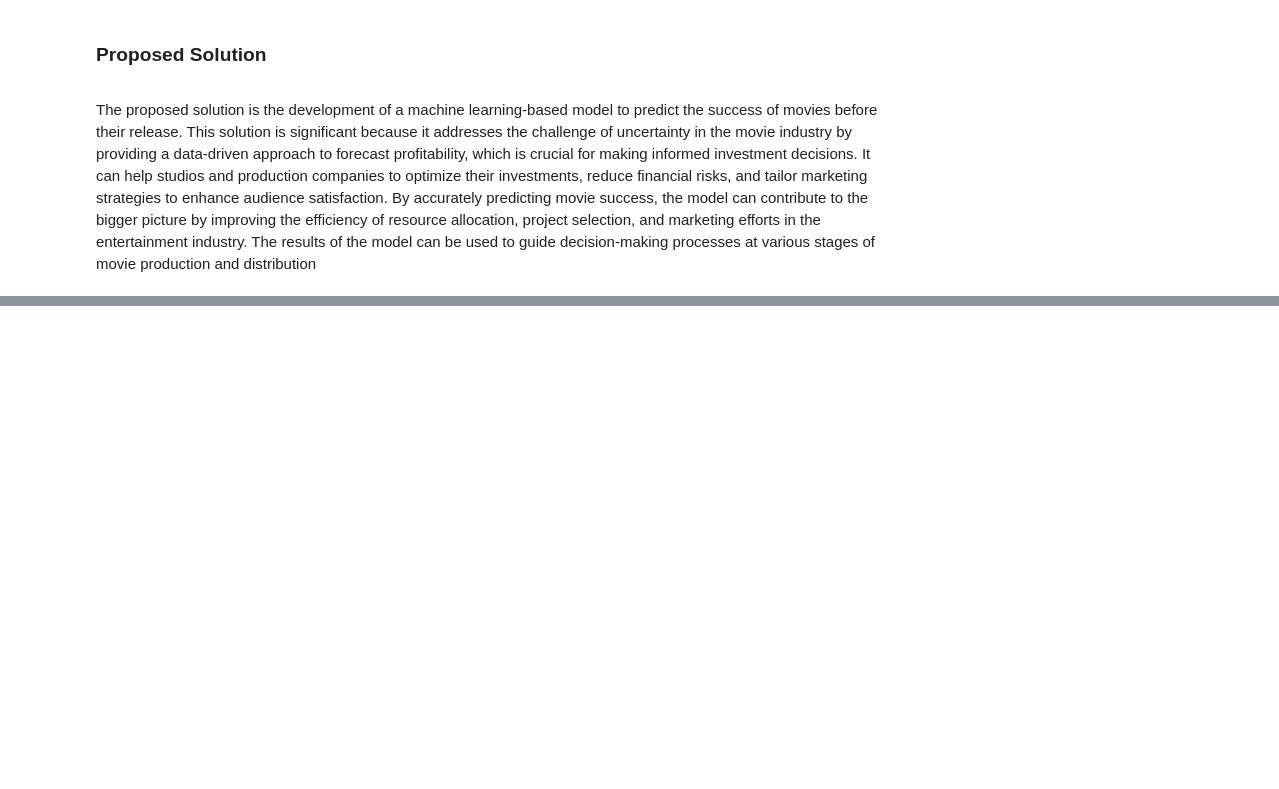
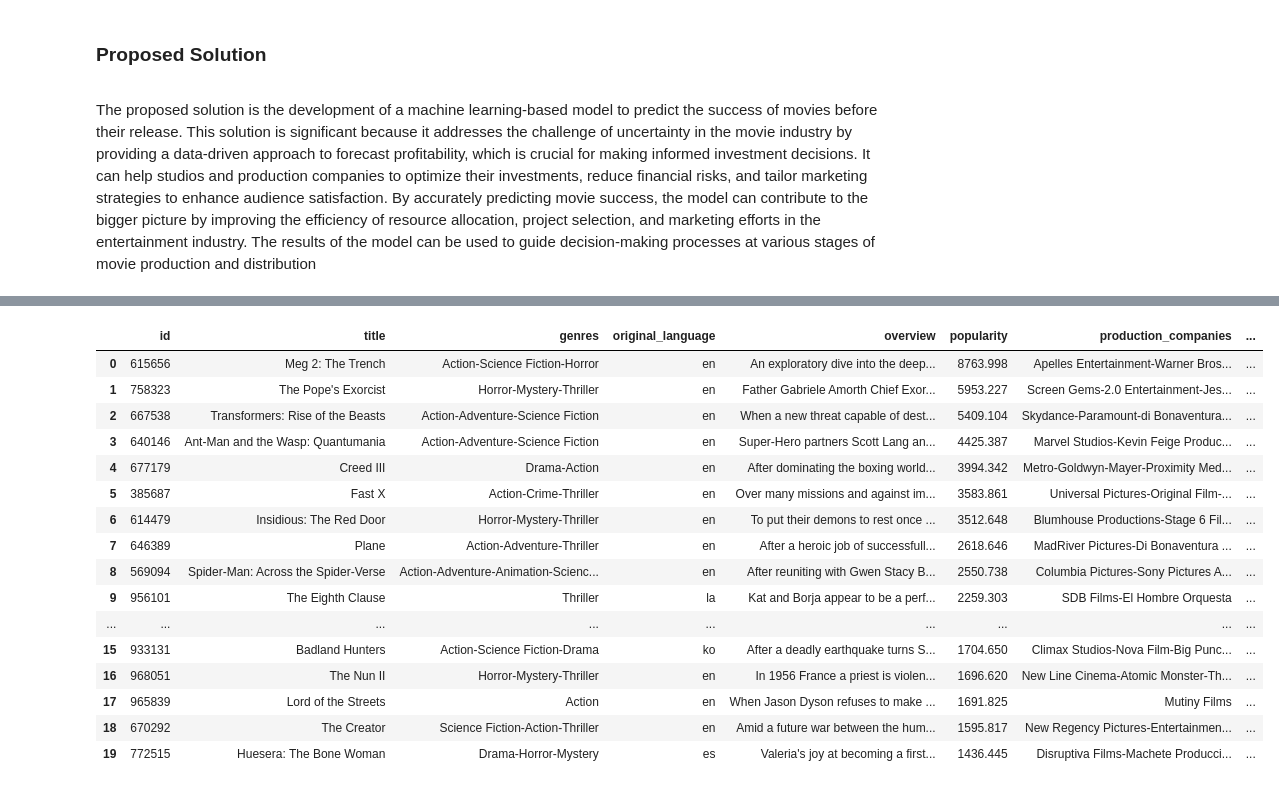
Before and after one commit to Samk104/Cinemalytics, a Jupyter notebook: Cinemalytics.ipynb, the cells around one changed output, grey strips where cells are left out. Saved outputs shown, nothing was run; the diff lists cells and outputs as text; code cells hidden in the pictures; blank space fills up the shorter version.

```diff
--- a/Cinemalytics.ipynb
+++ b/Cinemalytics.ipynb
@@ -20,0 +28,21 @@ The proposed solution is the development of a machine learning-based model to pr
+# %%
+df = pd.read_csv('movies.csv',sep=r',', skipinitialspace=True)
+df.head(20)
+# %% [output]
+|  | id | title | genres | original_language | overview | popularity | production_companies | ... |
+| 0 | 615656 | Meg 2: The Trench | Action-Science Fiction-Horror | en | An exploratory dive into the deep... | 8763.998 | Apelles Entertainment-Warner Bros... | ... |
+| 1 | 758323 | The Pope's Exorcist | Horror-Mystery-Thriller | en | Father Gabriele Amorth Chief Exor... | 5953.227 | Screen Gems-2.0 Entertainment-Jes... | ... |
+| 2 | 667538 | Transformers: Rise of the Beasts | Action-Adventure-Science Fiction | en | When a new threat capable of dest... | 5409.104 | Skydance-Paramount-di Bonaventura... | ... |
+| 3 | 640146 | Ant-Man and the Wasp: Quantumania | Action-Adventure-Science Fiction | en | Super-Hero partners Scott Lang an... | 4425.387 | Marvel Studios-Kevin Feige Produc... | ... |
+| 4 | 677179 | Creed III | Drama-Action | en | After dominating the boxing world... | 3994.342 | Metro-Goldwyn-Mayer-Proximity Med... | ... |
+| 5 | 385687 | Fast X | Action-Crime-Thriller | en | Over many missions and against im... | 3583.861 | Universal Pictures-Original Film-... | ... |
+| 6 | 614479 | Insidious: The Red Door | Horror-Mystery-Thriller | en | To put their demons to rest once ... | 3512.648 | Blumhouse Productions-Stage 6 Fil... | ... |
+| 7 | 646389 | Plane | Action-Adventure-Thriller | en | After a heroic job of successfull... | 2618.646 | MadRiver Pictures-Di Bonaventura ... | ... |
+| 8 | 569094 | Spider-Man: Across the Spider-Verse | Action-Adventure-Animation-Scienc... | en | After reuniting with Gwen Stacy B... | 2550.738 | Columbia Pictures-Sony Pictures A... | ... |
+| 9 | 956101 | The Eighth Clause | Thriller | la | Kat and Borja appear to be a perf... | 2259.303 | SDB Films-El Hombre Orquesta | ... |
+| ... | ... | ... | ... | ... | ... | ... | ... | ... |
+| 15 | 933131 | Badland Hunters | Action-Science Fiction-Drama | ko | After a deadly earthquake turns S... | 1704.650 | Climax Studios-Nova Film-Big Punc... | ... |
+| 16 | 968051 | The Nun II | Horror-Mystery-Thriller | en | In 1956 France a priest is violen... | 1696.620 | New Line Cinema-Atomic Monster-Th... | ... |
+| 17 | 965839 | Lord of the Streets | Action | en | When Jason Dyson refuses to make ... | 1691.825 | Mutiny Films | ... |
+| 18 | 670292 | The Creator | Science Fiction-Action-Thriller | en | Amid a future war between the hum... | 1595.817 | New Regency Pictures-Entertainmen... | ... |
+| 19 | 772515 | Huesera: The Bone Woman | Drama-Horror-Mystery | es | Valeria's joy at becoming a first... | 1436.445 | Disruptiva Films-Machete Producci... | ... |
```
Also changed, not shown: parts of 16 cells of this notebook, 3 other files.
